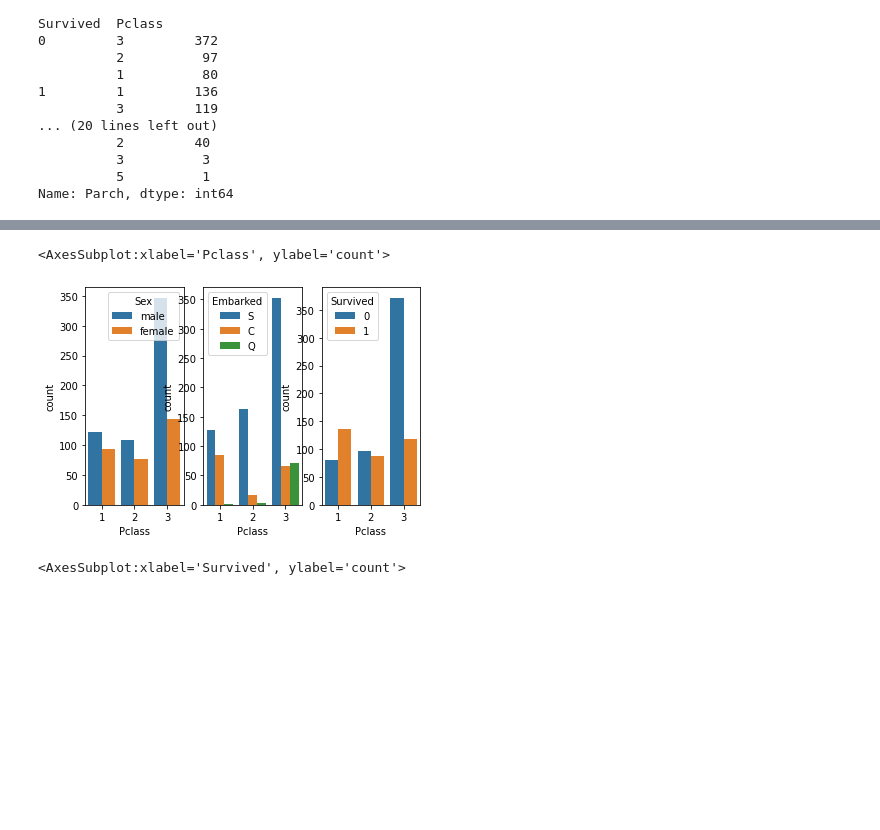
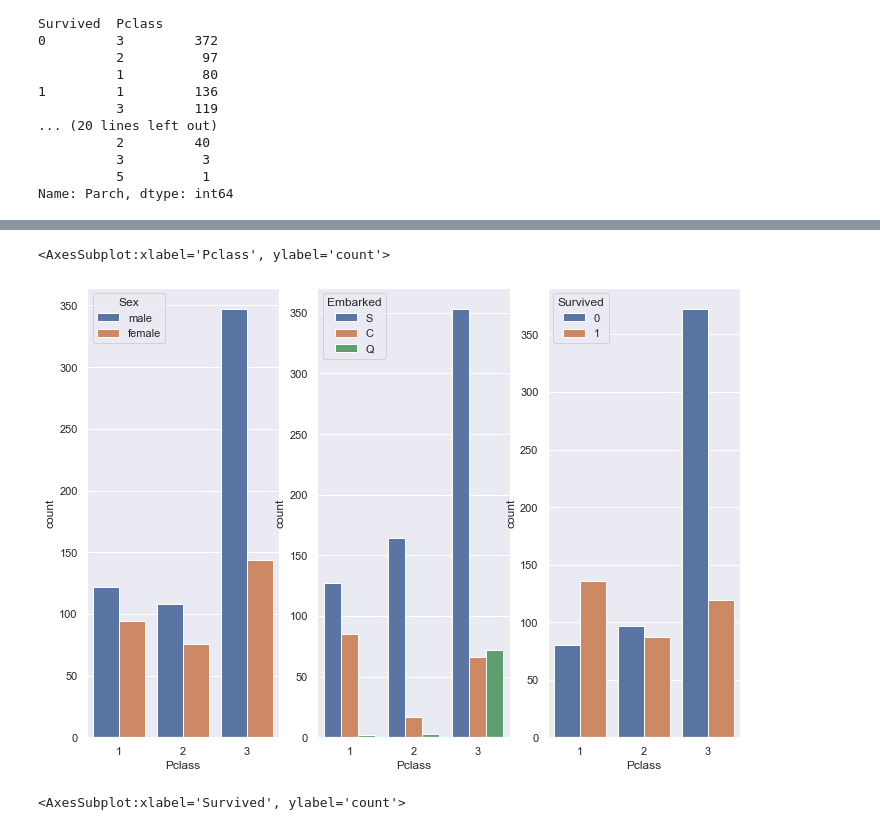
Before and after one commit to Daredeveil/CAB-21, a Jupyter notebook: titanic/titanic_2_5plt.ipynb, the cells around one changed output, grey strips where cells are left out. Cells and saved outputs as stored; diff of their text form; code cells hidden in the pictures; blank space fills up the shorter version.

```diff
--- a/titanic/titanic_2_5plt.ipynb
+++ b/titanic/titanic_2_5plt.ipynb
@@ -89,6 +89,7 @@ Name: Parch, dtype: int64
 # Count plot for survivales based on Sex, Pessenger class 'Pclass' and Port of Embarkation 'Embarked'
 
 #plt.figure(figsize=(30,30))
+sns.set(rc={'figure.figsize':(11.7,8.27)})
 fig, ax = plt.subplots(3,1)
 sns.countplot(x='Survived', data=df, hue='Sex', dodge=True, ax=ax[0])
 sns.countplot(x='Survived', data=df, hue='Pclass', dodge=True, ax=ax[1])
@@ -99,12 +100,13 @@ sns.countplot(x='Survived', data=df, hue='Embarked', dodge=True, ax=ax[2])
 # %%
 # Count plot for Pessenger class 'Pclass' based on Sex, Embarked and survival
+sns.set(rc={'figure.figsize':(11.7,8.27)})
 fig, ax = plt.subplots(1,3)
 sns.countplot(x=df['Pclass'], hue=df['Sex'], dodge=True, ax=ax[0])
 sns.countplot(x=df['Pclass'], hue=df['Embarked'], dodge=True, ax=ax[1])
 sns.countplot(x=df['Pclass'], hue=df['Survived'], dodge=True, ax=ax[2])
 # %% [output]
 <AxesSubplot:xlabel='Pclass', ylabel='count'>
-[figure, old version]
+[figure, new version]
 # %%
 # Trying to see the Dataframe distribution based on Parent child 'Parch' column
 sns.countplot(x='Survived', data=df, hue='Parch', dodge=True)
```
Also changed, not shown: parts of 2 cells of this notebook, 1 other file.
